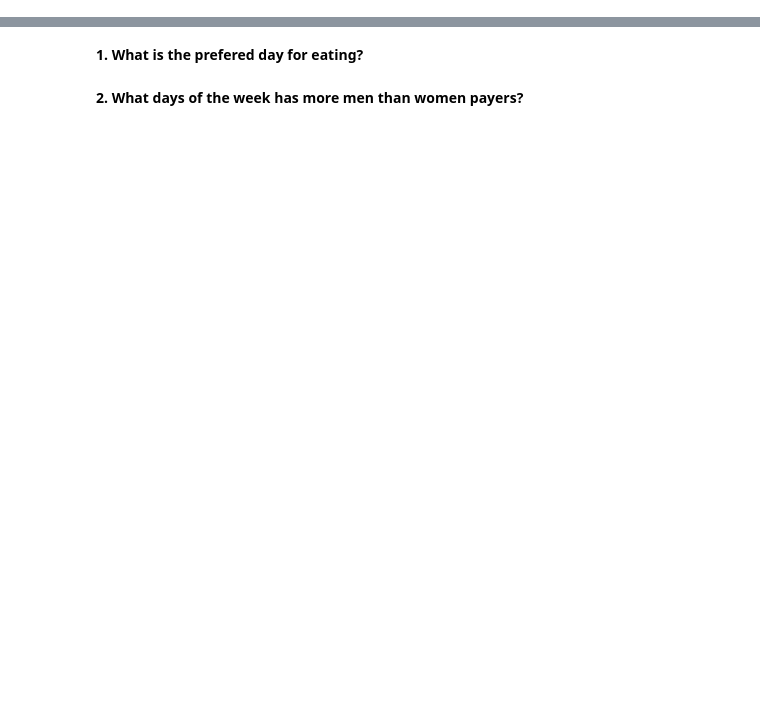
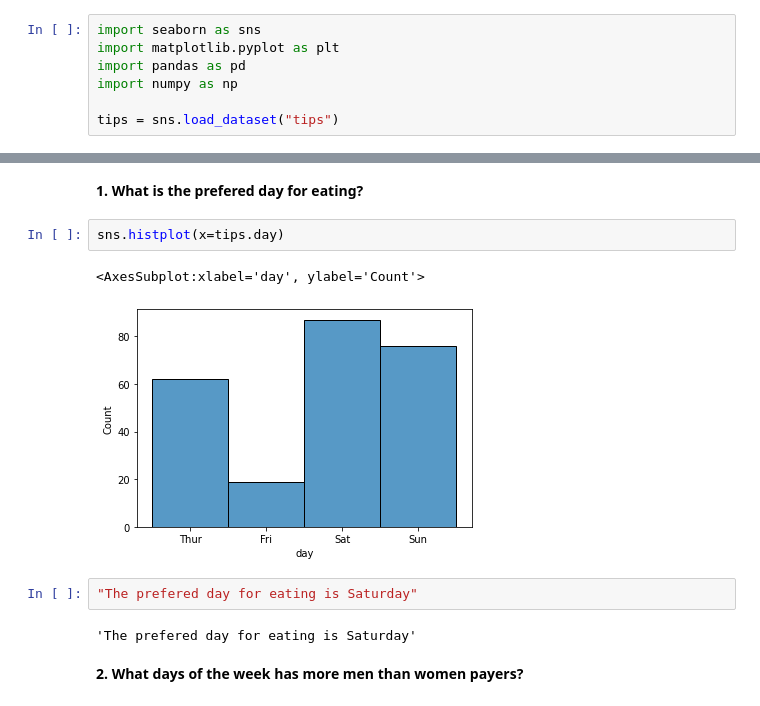
Before and after one commit to ironhack-datalabs/datamad1020-rev, a Jupyter notebook: module-1/lab-matplotlib-seaborn/your-code/challenge-1.ipynb, the cells around one changed output, grey strips where cells are left out. Cells and saved outputs as stored; diff of their text form; blank space fills up the shorter version.

```diff
--- a/module-1/lab-matplotlib-seaborn/your-code/challenge-1.ipynb
+++ b/module-1/lab-matplotlib-seaborn/your-code/challenge-1.ipynb
@@ -10,3 +10,10 @@
 Answer all questions by drawing a graph. Then explain.
 # %% [markdown]
 **0. Load seaborn dataset "tips"**
+# %%
+import seaborn as sns
+import matplotlib.pyplot as plt
+import pandas as pd
+import numpy as np
+
+tips = sns.load_dataset("tips")
@@ -13,4 +40,13 @@ Answer all questions by drawing a graph. Then explain.
 # %% [markdown]
 **1. What is the prefered day for eating?**
+# %%
+sns.histplot(x=tips.day)
+# %% [output]
+<AxesSubplot:xlabel='day', ylabel='Count'>
+[figure, added]
+# %%
+"The prefered day for eating is Saturday"
+# %% [output]
+'The prefered day for eating is Saturday'
 # %% [markdown]
 **2. What days of the week has more men than women payers?**
```
Also changed, not shown: parts of 8 cells of this notebook, 1 other file.
